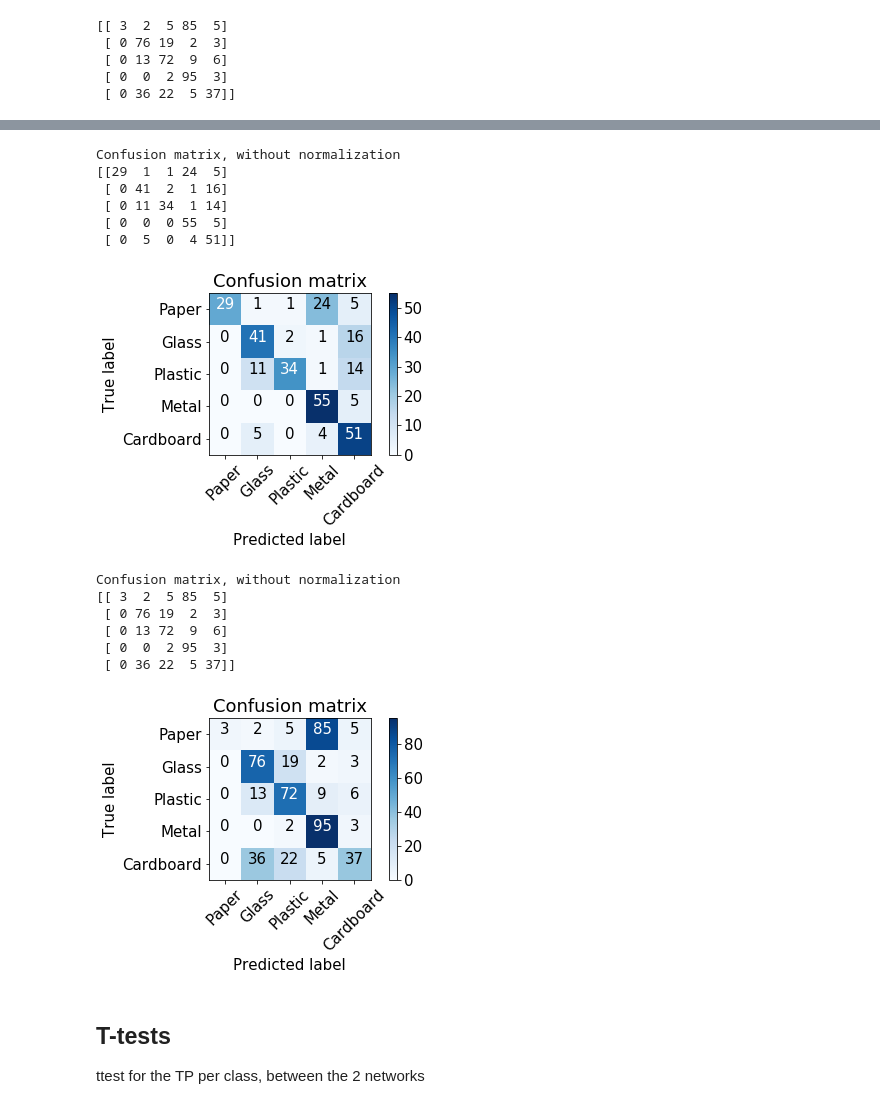
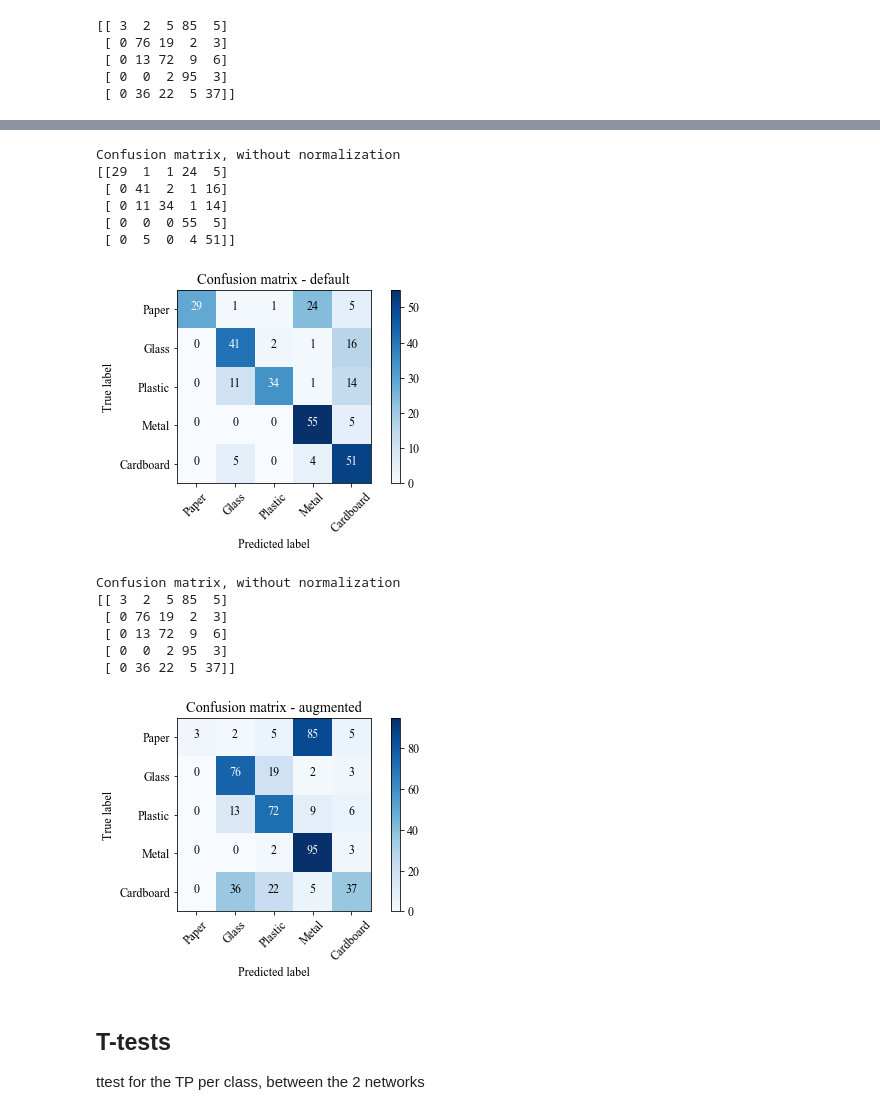
Before and after one commit to voschezang/trash-image-classification, a Jupyter notebook: src/nn/transfer learning-plots.ipynb, the cells around one changed output, grey strips where cells are left out. Cells and saved outputs as stored; diff of their text form; code cells hidden in the pictures.

```diff
--- a/src/nn/transfer learning-plots.ipynb
+++ b/src/nn/transfer learning-plots.ipynb
@@ -216,7 +215,7 @@ rcParams['font.family'] = 'sans-serif'
 rcParams['font.sans-serif'] = [
     'Times New Roman', 'Tahoma', 'DejaVu Sans', 'Lucida Grande', 'Verdana'
 ]
-rcParams['font.size'] = 15
+rcParams['font.size'] = 12
 # %%
 labels
 # %% [output]
@@ -232,7 +231,7 @@ c1 = np.array([[29,  1,  1, 24,  5],
 # %%
 # from mlxtend.plotting import plot_confusion_matrix
 plt.figure()
-plot_confusion_matrix(c1, labels)
+plot_confusion_matrix(c1, labels, title='Confusion matrix - default')
 # %% [output]
 Confusion matrix, without normalization
 [[29  1  1 24  5]
@@ -240,7 +239,7 @@ Confusion matrix, without normalization
  [ 0 11 34  1 14]
  [ 0  0  0 55  5]
  [ 0  5  0  4 51]]
-[figure, old version]
+[figure, new version]
 # %%
 c2 = np.array([[ 3,  2,  5, 85,  5],
  [ 0, 76, 19,  2,  3,],
@@ -250,15 +249,15 @@ c2 = np.array([[ 3,  2,  5, 85,  5],
 # %%
 # from mlxtend.plotting import plot_confusion_matrix
 plt.figure()
-plot_confusion_matrix(c2, labels)
+plot_confusion_matrix(c2, labels, title='Confusion matrix - augmented')
 # %% [output]
 Confusion matrix, without normalization
 [[ 3  2  5 85  5]
  [ 0 76 19  2  3]
  [ 0 13 72  9  6]
  [ 0  0  2 95  3]
  [ 0 36 22  5 37]]
-[figure, old version]
+[figure, new version]
 # %% [markdown]
 ## T-tests
 ttest for the TP per class, between the 2 networks
```
Also changed, not shown: parts of 6 cells of this notebook, 4 other files.
